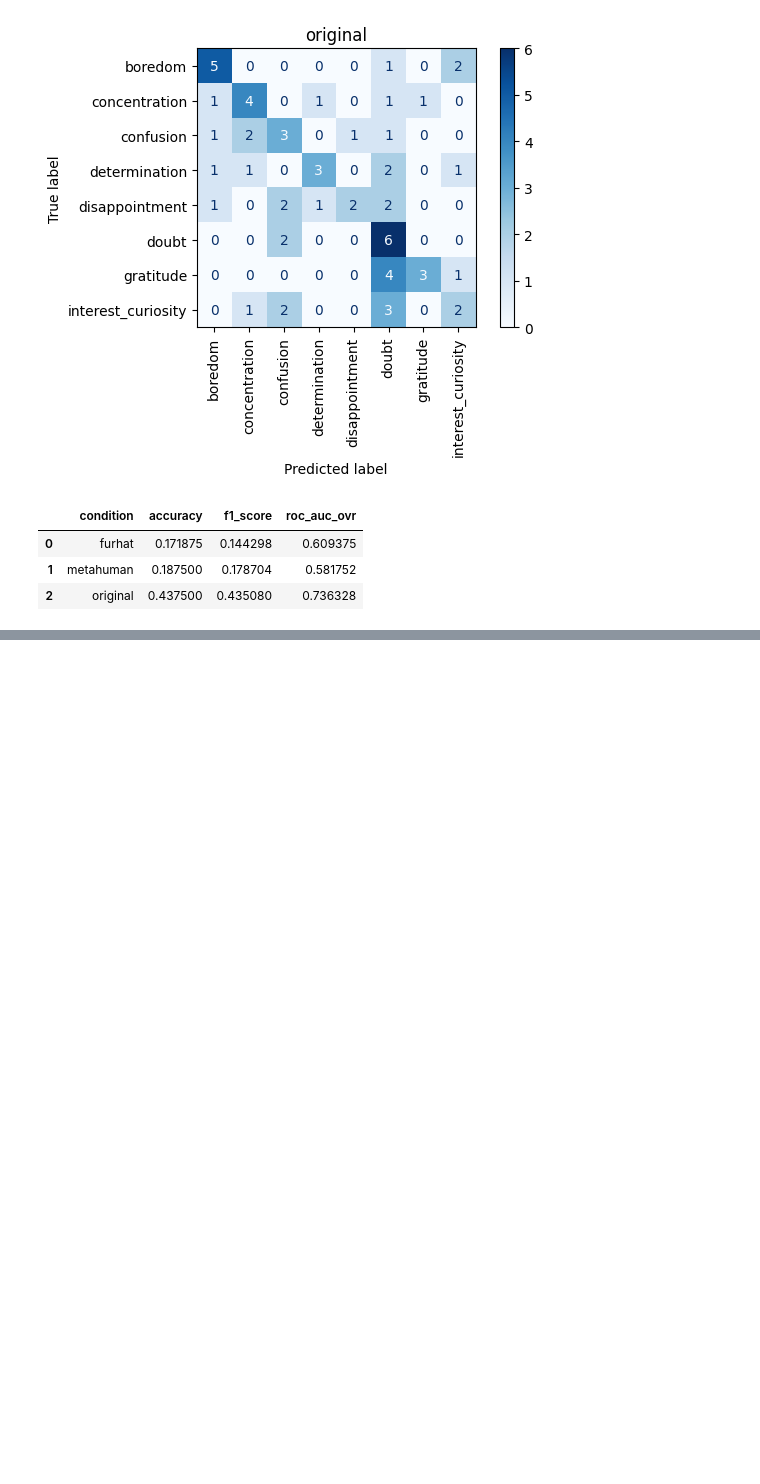
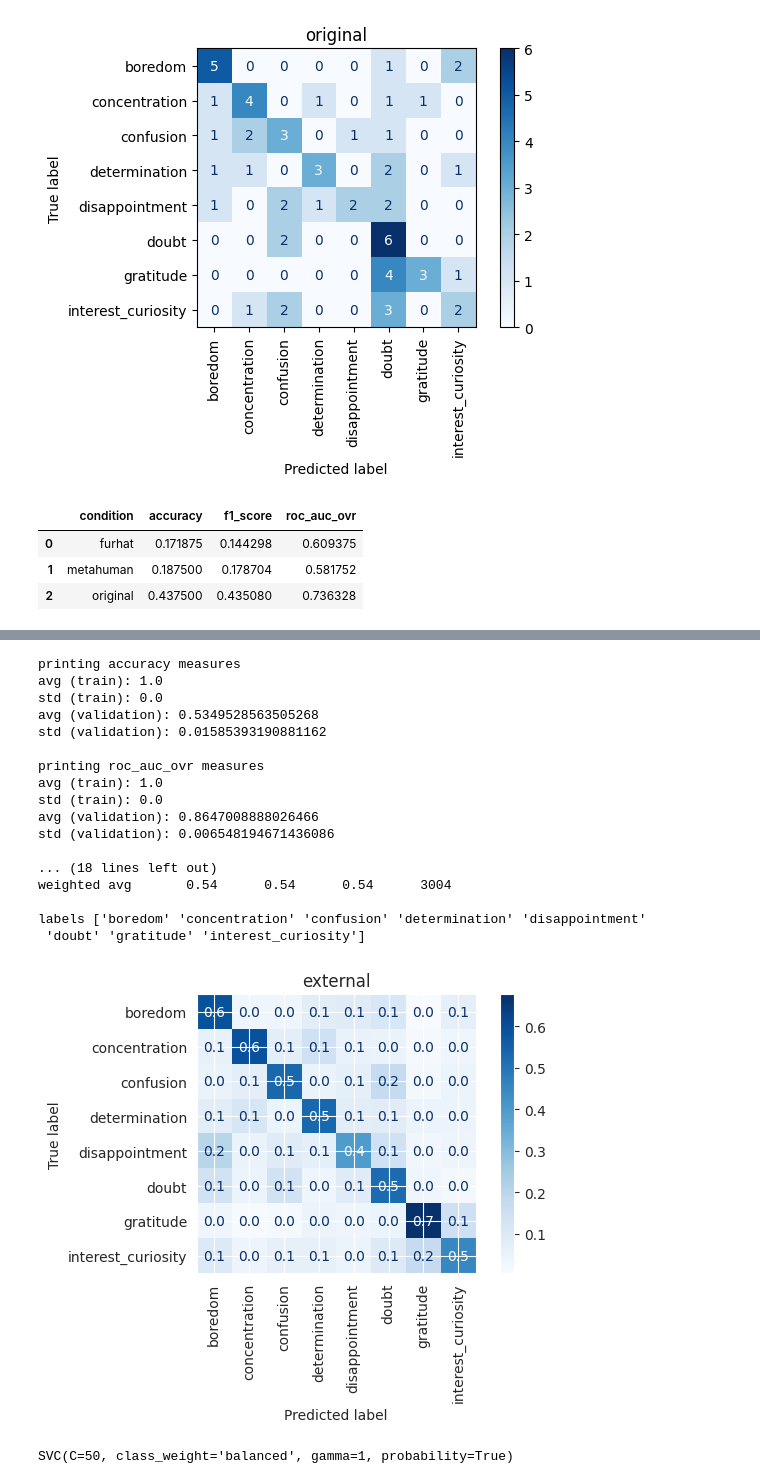
Before and after one commit to timlac/reco-transfer-study, a Jupyter notebook: notebooks/svm_experiments.ipynb, the cells around one changed output, grey strips where cells are left out. Cells and saved outputs as stored; diff of their text form; code cells hidden in the pictures; blank space fills up the shorter version.

```diff
--- a/notebooks/svm_experiments.ipynb
+++ b/notebooks/svm_experiments.ipynb
@@ -349,0 +356,49 @@ labels ['boredom' 'concentration' 'confusion' 'determination' 'disappointment'
+# %%
+load_params = True
+param_appendage = "minmax"
+
+
+X_train = get_features_openface(df_external)
+y_train = df_external["emotion_id"].values
+
+scaler = MinMaxScaler()
+X_train = scaler.fit_transform(X_train)
+
+if load_params:
+    best_params = load_parameters(appendage=param_appendage)
+else:
+    gs = param_search(X_train, y_train, "accuracy")
+    save_parameters(gs.best_params_, appendage=param_appendage)
+    best_params = gs.best_params_
+
+# Evaluate the model on the training data
+y_pred = n_fold_cross_validation(best_params, X_train, y_train)
+get_metrics(y_train, y_pred, condition="external")
+# %% [output]
+printing accuracy measures
+avg (train): 1.0
+std (train): 0.0
+avg (validation): 0.5349528563505268
+std (validation): 0.01585393190881162
+
+printing roc_auc_ovr measures
+avg (train): 1.0
+std (train): 0.0
+avg (validation): 0.8647008888026466
+std (validation): 0.006548194671436086
+
+... (18 lines left out)
+weighted avg       0.54      0.54      0.54      3004
+
+labels ['boredom' 'concentration' 'confusion' 'determination' 'disappointment'
+ 'doubt' 'gratitude' 'interest_curiosity']
+[figure, added]
+# %%
+# train the model
+clf = SVC(**best_params)
+clf.fit(X_train, y_train)
+
+clf_proba = SVC(**best_params, probability=True)
+clf_proba.fit(X_train, y_train)
+# %% [output]
+SVC(C=50, class_weight='balanced', gamma=1, probability=True)
```
Also changed, not shown: parts of 9 cells of this notebook, 30 other files.
